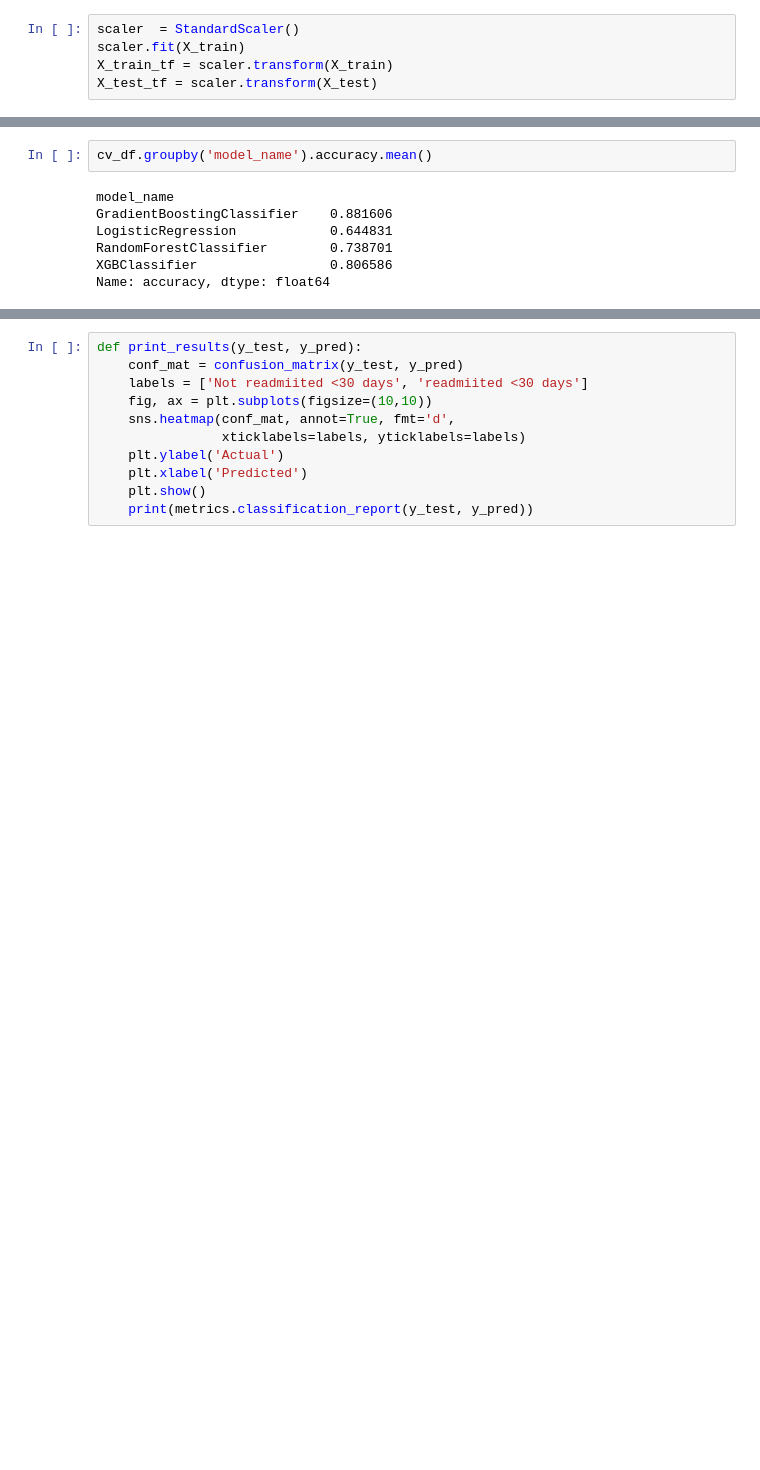
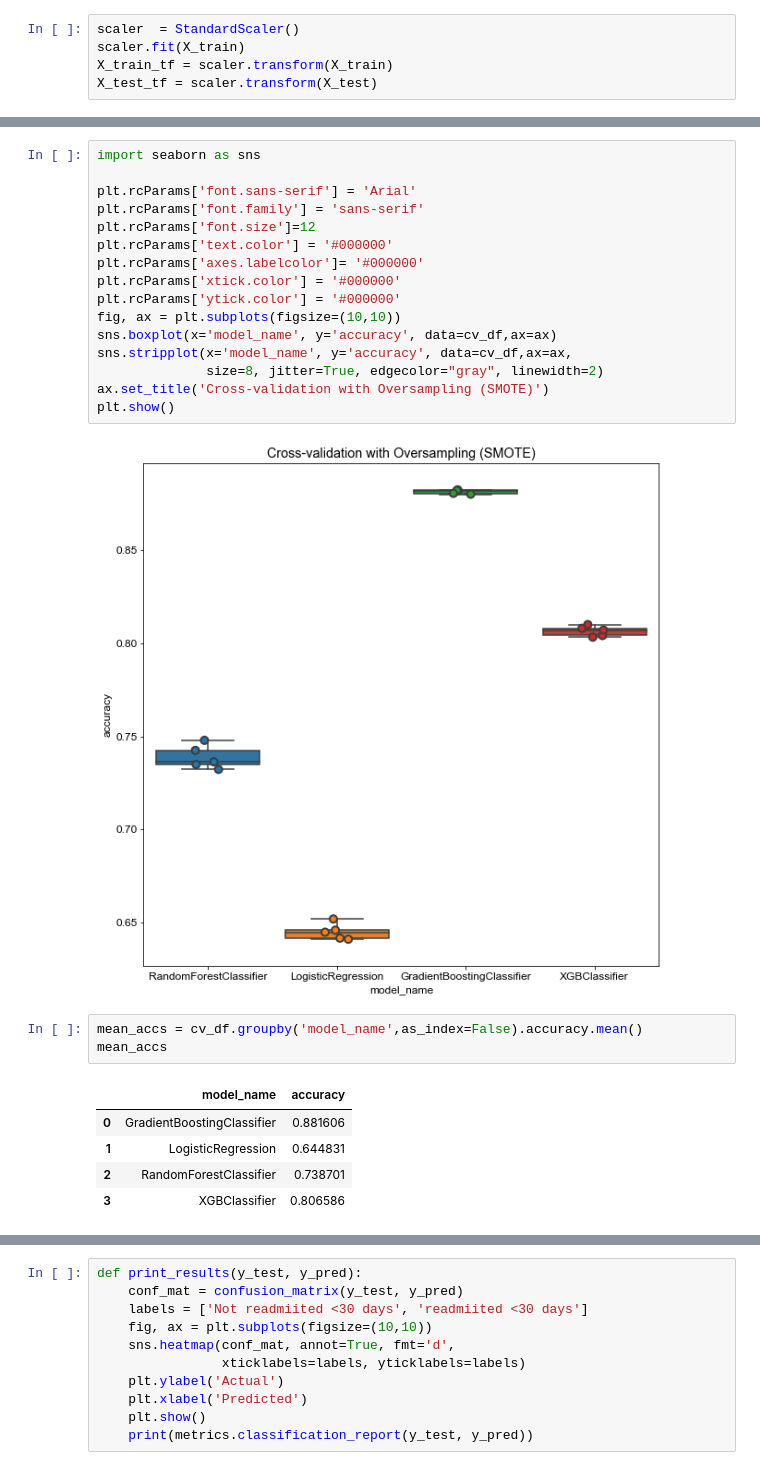
Before and after one commit to saragolesta/Complications-of-diabetes, a Jupyter notebook: Models-Oversample.ipynb, the cells around one changed output, grey strips where cells are left out. Drawn from its saved outputs; the diff is of its cells as text; blank space fills up the shorter version.

```diff
--- a/Models-Oversample.ipynb
+++ b/Models-Oversample.ipynb
@@ -188,9 +178,27 @@ plt.show()
+# %%
+import seaborn as sns
+
+plt.rcParams['font.sans-serif'] = 'Arial'
+plt.rcParams['font.family'] = 'sans-serif'
+plt.rcParams['font.size']=12
+plt.rcParams['text.color'] = '#000000'
+plt.rcParams['axes.labelcolor']= '#000000'
+plt.rcParams['xtick.color'] = '#000000'
+plt.rcParams['ytick.color'] = '#000000'
+fig, ax = plt.subplots(figsize=(10,10))
+sns.boxplot(x='model_name', y='accuracy', data=cv_df,ax=ax)
+sns.stripplot(x='model_name', y='accuracy', data=cv_df,ax=ax,
+              size=8, jitter=True, edgecolor="gray", linewidth=2)
+ax.set_title('Cross-validation with Oversampling (SMOTE)')
+plt.show()
+# %% [output]
+[figure, added]
 # %%
-cv_df.groupby('model_name').accuracy.mean()
+mean_accs = cv_df.groupby('model_name',as_index=False).accuracy.mean()
+mean_accs
 # %% [output]
-model_name
-GradientBoostingClassifier    0.881606
-LogisticRegression            0.644831
-RandomForestClassifier        0.738701
-XGBClassifier                 0.806586
-Name: accuracy, dtype: float64
+|  | model_name | accuracy |
+| 0 | GradientBoostingClassifier | 0.881606 |
+| 1 | LogisticRegression | 0.644831 |
+| 2 | RandomForestClassifier | 0.738701 |
+| 3 | XGBClassifier | 0.806586 |
```
Also changed, not shown: parts of 4 cells of this notebook, 1 other file.
